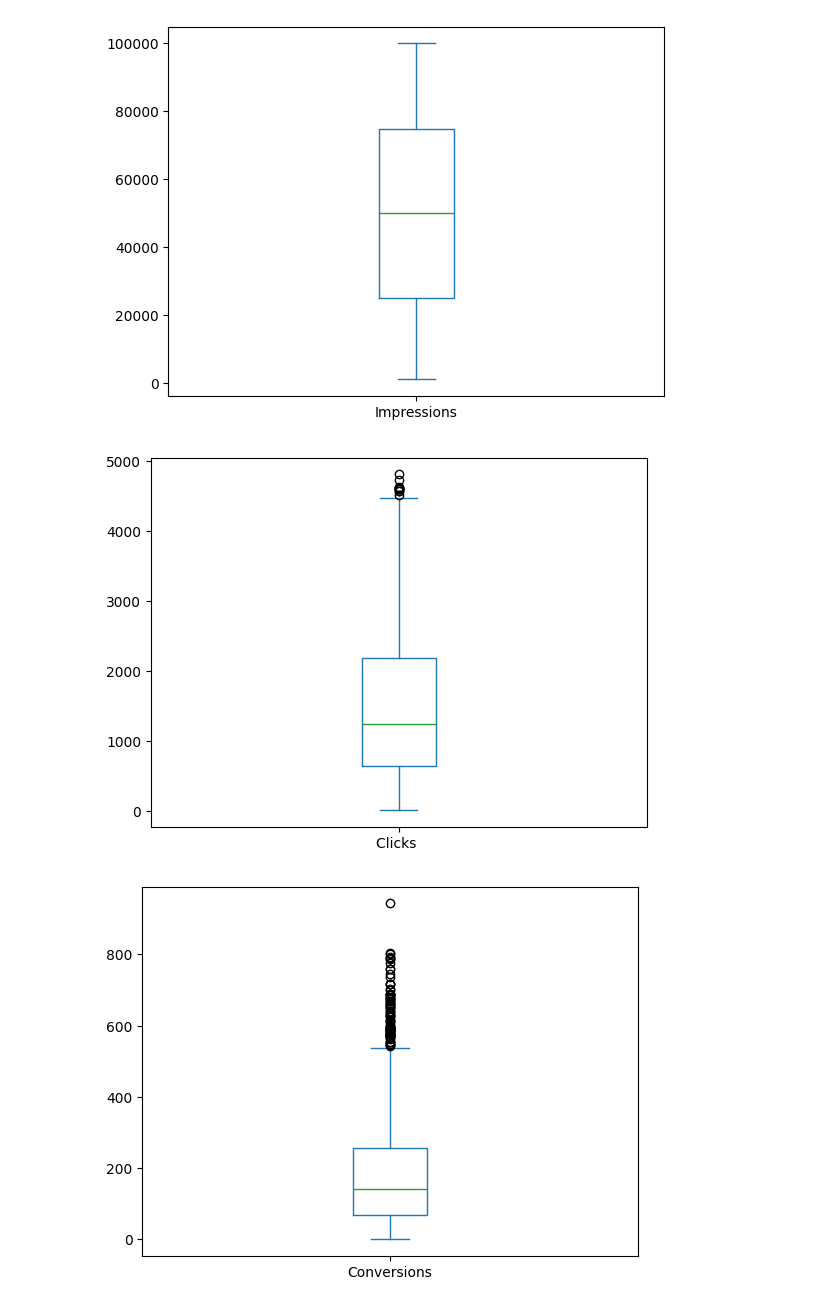
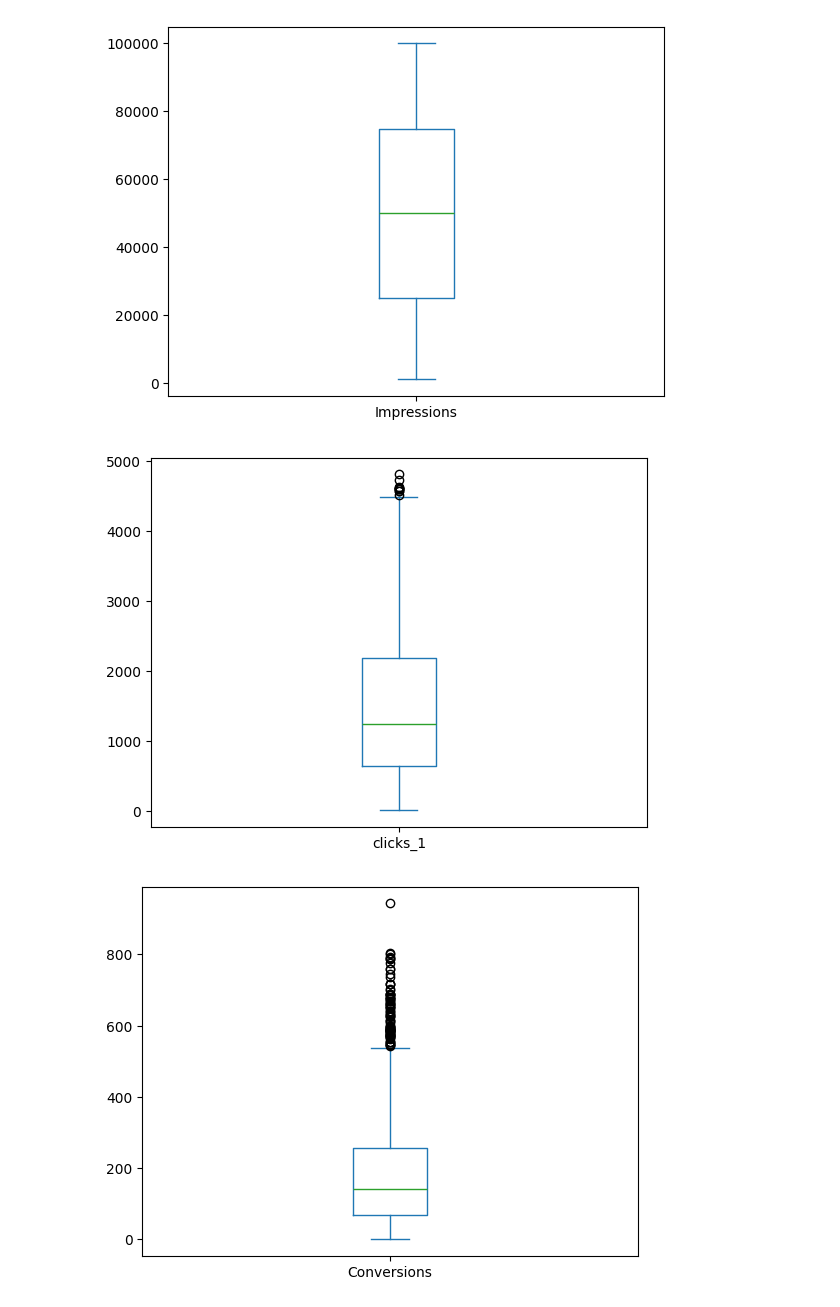
Before and after one commit to Nikita-Ravindra-Albela/Marketing_Campaign_Performance_Analysis, a Jupyter notebook: Python/Marketing_Analytics_Profiling.ipynb, the cells around one changed output. Cells and saved outputs as stored; diff of their text form; code cells hidden in the pictures.

```diff
--- a/Python/Marketing_Analytics_Profiling.ipynb
+++ b/Python/Marketing_Analytics_Profiling.ipynb
@@ -221,3 +413,9 @@ spend_numeric = pd.to_numeric(df['Spend'], errors='coerce')
+# %%
+spend_numeric = (
+    df["Spend"].str.replace("$", "", regex=False)
+    .str.replace(",", "", regex=False)
+    .astype(float)
+)
 # %%
 spend_numeric.describe()
 # %% [output]
@@ -251 +459,3 @@ dtype: float64
+# %%
+df["spend_numeric"] = spend_numeric
 # %%
@@ -289,2 +482,0 @@ np.int64(19)
-# %%
-df['Spend_numeric'] = pd.to_numeric(df['Spend'], errors='coerce')
@@ -892,5 +955,5 @@ df[df["Clicks"] > df["Impressions"]]
 # %%
-df_profile["clicks_2_difference"] = (
-    df_profile["clicks_2"] - df_profile["Impressions"]
+df["clicks_2_difference"] = (
+    df["clicks_2"] - df["Impressions"]
 )
 # %%
@@ -965,10 +1034,10 @@ plt.show()
 # %% [output]
 [figure]
 # %%
-df["Clicks "].plot(kind="box")
+df["clicks_1"].plot(kind="box")
 plt.show()
 # %% [output]
-[figure, old version]
+[figure, new version]
 # %%
 df["Conversions"].plot(kind="box")
 plt.show()
```
Also changed, not shown: parts of 103 cells of this notebook.
